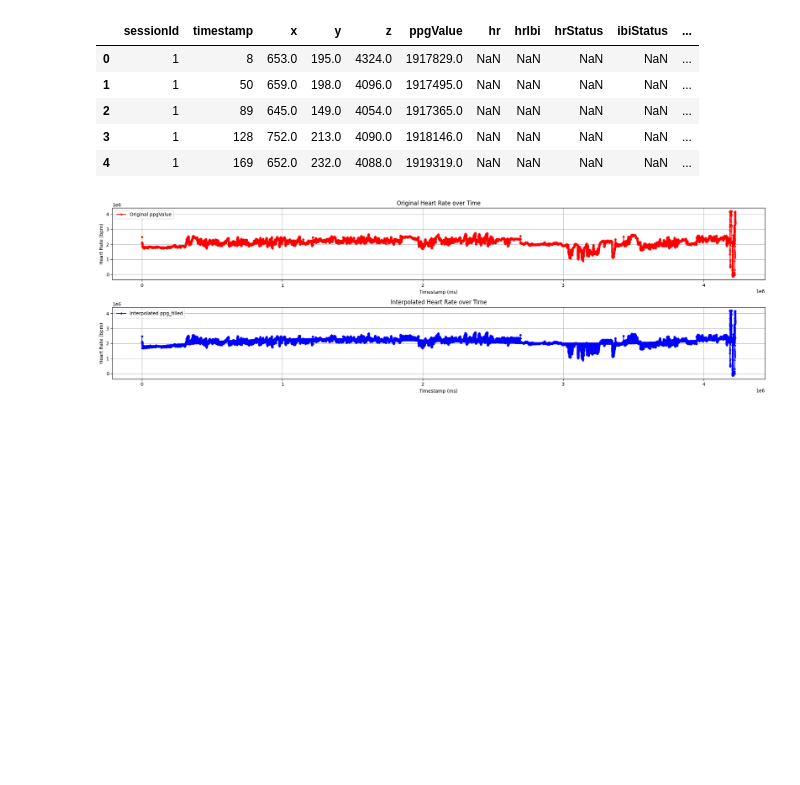
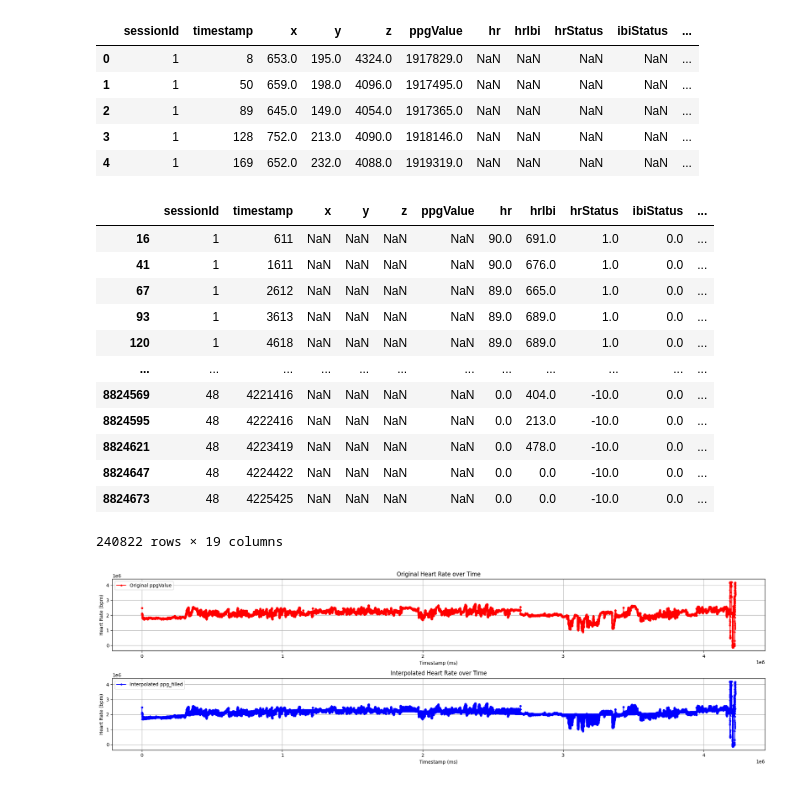
Before and after one commit to Louis-Mozart/BBDC, a Jupyter notebook: feature_exploration.ipynb, the cells around one changed output. Saved outputs shown, nothing was run; the diff lists cells and outputs as text; code cells hidden in the pictures; blank space fills up the shorter version.

```diff
--- a/feature_exploration.ipynb
+++ b/feature_exploration.ipynb
@@ -139,6 +145,22 @@ Accuracy of the predictor: 0.986658769526912
 | 2 | 1 | 89 | 645.0 | 149.0 | 4054.0 | 1917365.0 | NaN | NaN | NaN | NaN | ... |
 | 3 | 1 | 128 | 752.0 | 213.0 | 4090.0 | 1918146.0 | NaN | NaN | NaN | NaN | ... |
 | 4 | 1 | 169 | 652.0 | 232.0 | 4088.0 | 1919319.0 | NaN | NaN | NaN | NaN | ... |
+# %%
+clean_data[clean_data["ibiStatus"]==0&clean_data["hrIbi"].notna()]
+# %% [output]
+|  | sessionId | timestamp | x | y | z | ppgValue | hr | hrIbi | hrStatus | ibiStatus | ... |
+| 16 | 1 | 611 | NaN | NaN | NaN | NaN | 90.0 | 691.0 | 1.0 | 0.0 | ... |
+| 41 | 1 | 1611 | NaN | NaN | NaN | NaN | 90.0 | 676.0 | 1.0 | 0.0 | ... |
+| 67 | 1 | 2612 | NaN | NaN | NaN | NaN | 89.0 | 665.0 | 1.0 | 0.0 | ... |
+| 93 | 1 | 3613 | NaN | NaN | NaN | NaN | 89.0 | 689.0 | 1.0 | 0.0 | ... |
+| 120 | 1 | 4618 | NaN | NaN | NaN | NaN | 89.0 | 689.0 | 1.0 | 0.0 | ... |
+| ... | ... | ... | ... | ... | ... | ... | ... | ... | ... | ... | ... |
+| 8824569 | 48 | 4221416 | NaN | NaN | NaN | NaN | 0.0 | 404.0 | -10.0 | 0.0 | ... |
+| 8824595 | 48 | 4222416 | NaN | NaN | NaN | NaN | 0.0 | 213.0 | -10.0 | 0.0 | ... |
+| 8824621 | 48 | 4223419 | NaN | NaN | NaN | NaN | 0.0 | 478.0 | -10.0 | 0.0 | ... |
+| 8824647 | 48 | 4224422 | NaN | NaN | NaN | NaN | 0.0 | 0.0 | -10.0 | 0.0 | ... |
+| 8824673 | 48 | 4225425 | NaN | NaN | NaN | NaN | 0.0 | 0.0 | -10.0 | 0.0 | ... |
+240822 rows × 19 columns
 # %%
 #PPGvalue test.
 df =  Data1[Data1['sessionId'] == 8]
```
Also changed, not shown: parts of 20 cells of this notebook, 1 other file.
